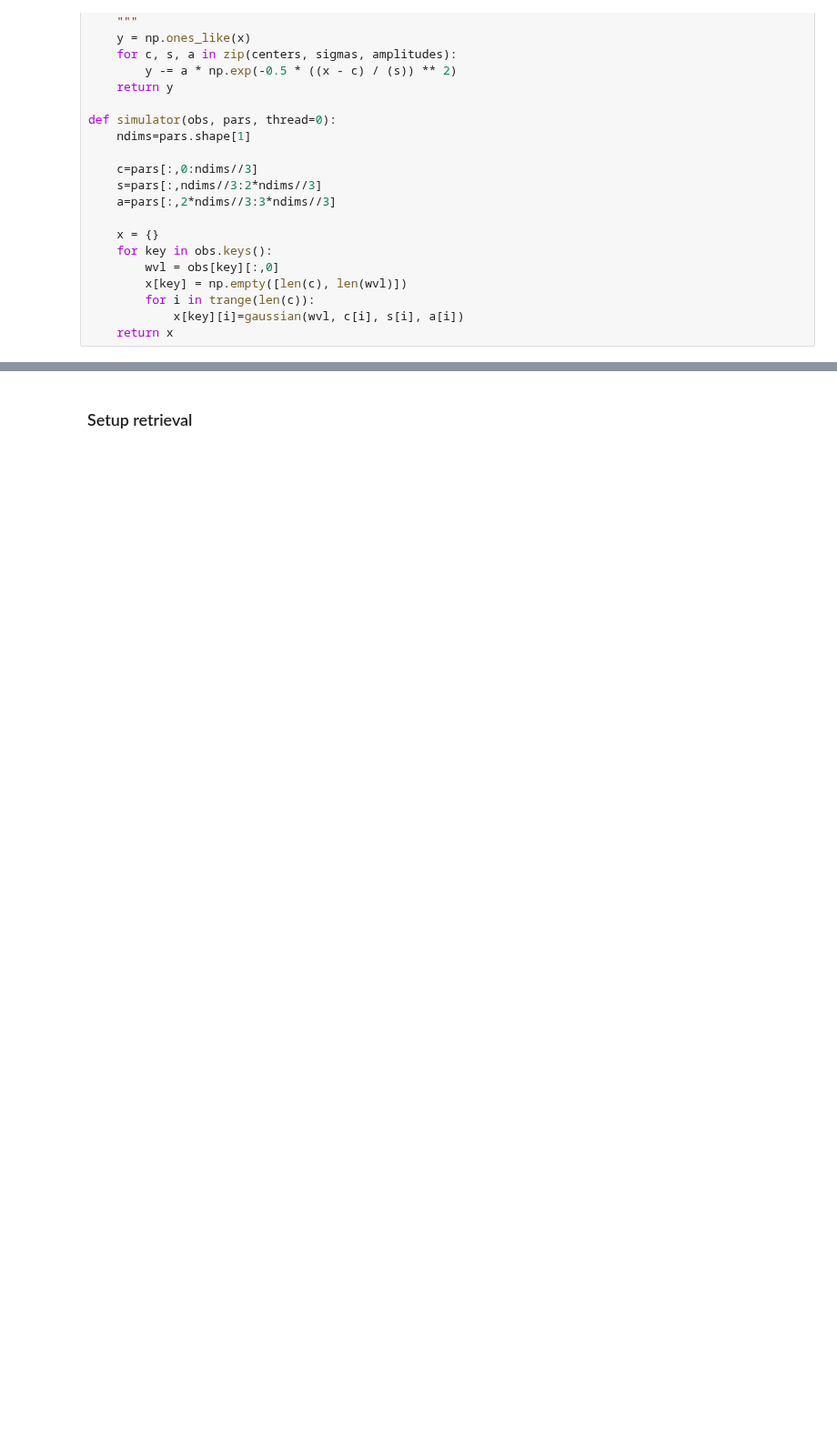
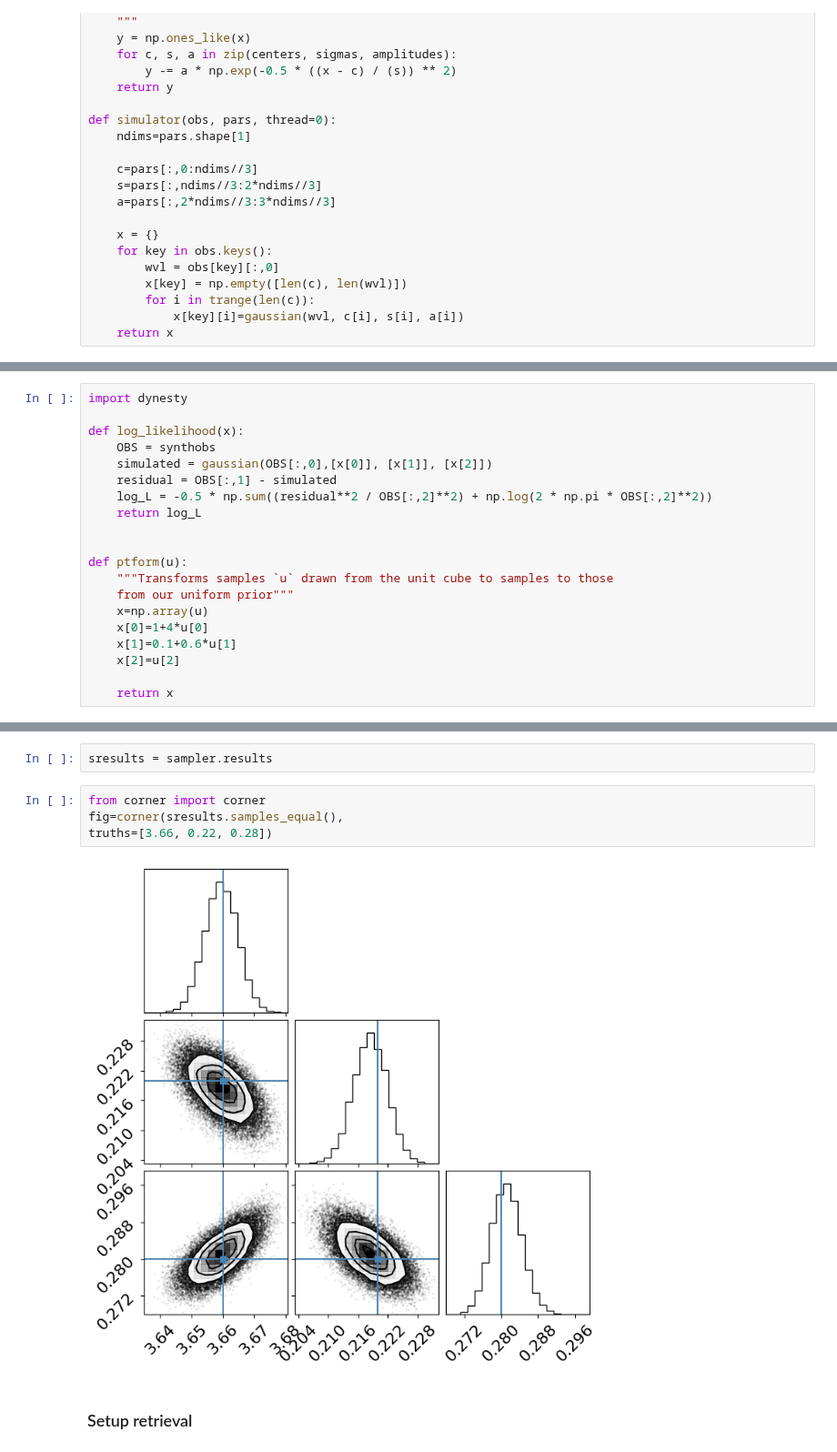
Before and after one commit to franciscoardevolmartinez/FlopPITy, a Jupyter notebook: examples/Example.ipynb, the cells around one changed output, grey strips where cells are left out. Shown at 91% size. Cells and saved outputs as stored; diff of their text form; blank space fills up the shorter version.

```diff
--- a/examples/Example.ipynb
+++ b/examples/Example.ipynb
@@ -43,0 +60,20 @@ def simulator(obs, pars, thread=0):
+# %%
+import dynesty
+
+def log_likelihood(x):
+    OBS = synthobs
+    simulated = gaussian(OBS[:,0],[x[0]], [x[1]], [x[2]])
+    residual = OBS[:,1] - simulated
+    log_L = -0.5 * np.sum((residual**2 / OBS[:,2]**2) + np.log(2 * np.pi * OBS[:,2]**2))
+    return log_L
+
+
+def ptform(u):
+    """Transforms samples `u` drawn from the unit cube to samples to those
+    from our uniform prior"""
+    x=np.array(u)
+    x[0]=1+4*u[0]
+    x[1]=0.1+0.6*u[1]
+    x[2]=u[2]
+
+    return x
@@ -44,3 +85,11 @@ def simulator(obs, pars, thread=0):
+# %%
+sresults = sampler.results
+# %%
+from corner import corner
+fig=corner(sresults.samples_equal(),
+truths=[3.66, 0.22, 0.28])
+# %% [output]
+[figure, added]
 # %% [markdown]
 ### Setup retrieval
 # %%
```
Also changed, not shown: parts of 14 cells of this notebook, 5 other files.
